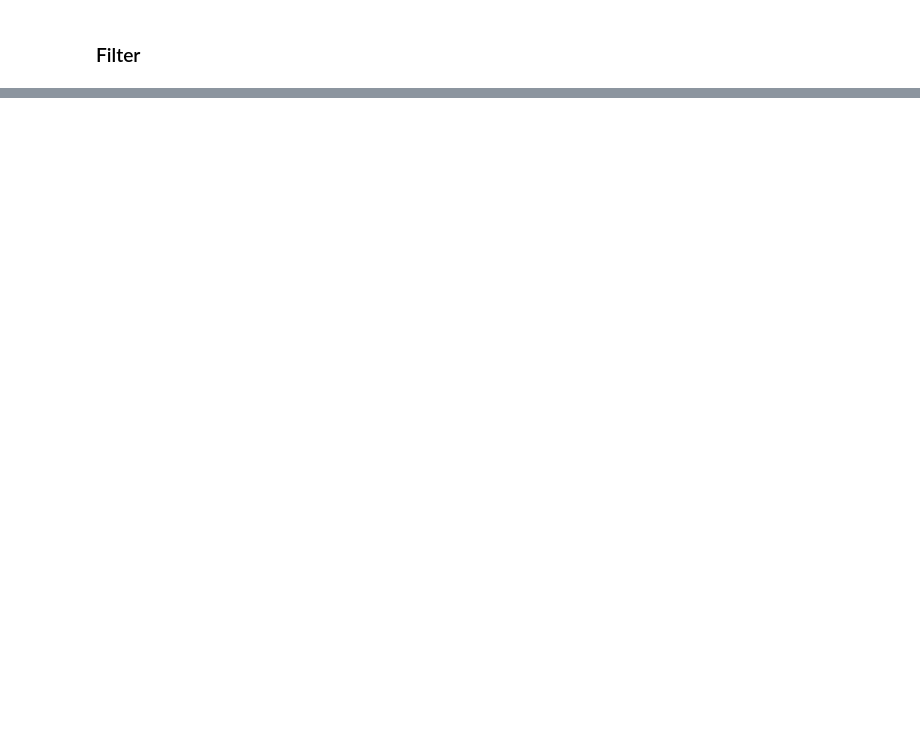
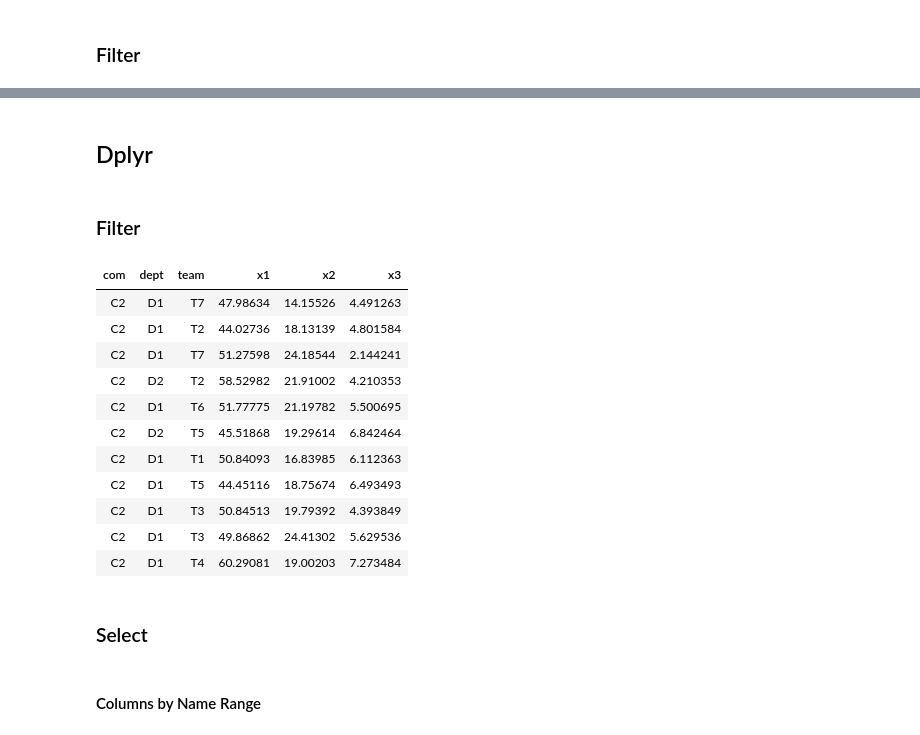
Before and after one commit to yongks/r_book, a Jupyter notebook: 03-Wrangling.ipynb, the cells around one changed output, grey strips where cells are left out. Cells and saved outputs as stored; diff of their text form; code cells hidden in the pictures; blank space fills up the shorter version.

```diff
--- a/03-Wrangling.ipynb
+++ b/03-Wrangling.ipynb
@@ -47,0 +109,23 @@ $ x3   <dbl> 2.683964, 5.562472, 4.216225, 4.773946, 3.412897, 5.547524, 6....
+# %% [markdown]
+## Dplyr
+# %% [markdown]
+### Filter
+# %%
+my.df %>% filter (com == 'C2' & dept %in% c('D1','D2'))
+# %% [output]
+| com | dept | team | x1 | x2 | x3 |
+| C2 | D1 | T7 | 47.98634 | 14.15526 | 4.491263 |
+| C2 | D1 | T2 | 44.02736 | 18.13139 | 4.801584 |
+| C2 | D1 | T7 | 51.27598 | 24.18544 | 2.144241 |
+| C2 | D2 | T2 | 58.52982 | 21.91002 | 4.210353 |
+| C2 | D1 | T6 | 51.77775 | 21.19782 | 5.500695 |
+| C2 | D2 | T5 | 45.51868 | 19.29614 | 6.842464 |
+| C2 | D1 | T1 | 50.84093 | 16.83985 | 6.112363 |
+| C2 | D1 | T5 | 44.45116 | 18.75674 | 6.493493 |
+| C2 | D1 | T3 | 50.84513 | 19.79392 | 4.393849 |
+| C2 | D1 | T3 | 49.86862 | 24.41302 | 5.629536 |
+| C2 | D1 | T4 | 60.29081 | 19.00203 | 7.273484 |
+# %% [markdown]
+### Select
+# %% [markdown]
+#### Columns by Name Range
```
Also changed, not shown: parts of 66 cells of this notebook, 5 other files.
